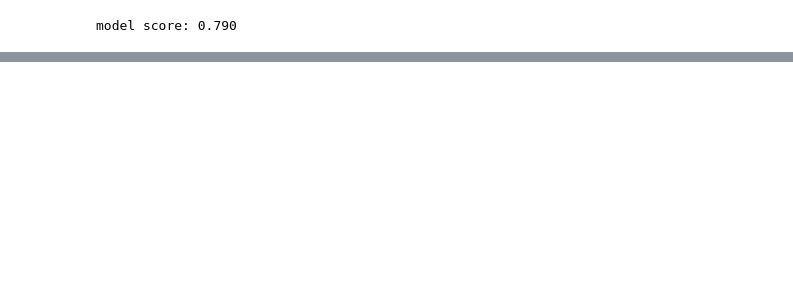
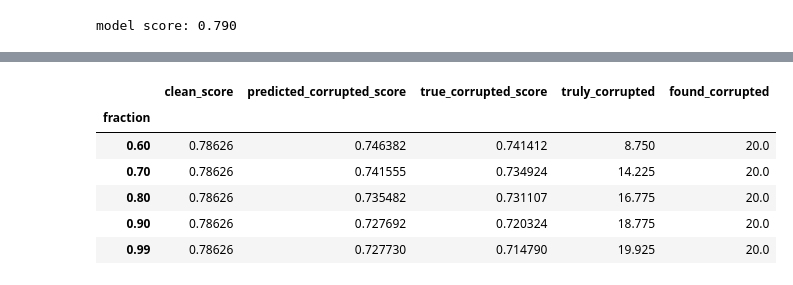
Before and after one commit to schelterlabs/jenga, a Jupyter notebook: PPP-sklearn-wrapper-example.ipynb, the cells around one changed output, grey strips where cells are left out. Drawn from its saved outputs; the diff is of its cells as text; code cells hidden in the pictures; blank space fills up the shorter version.

```diff
--- a/PPP-sklearn-wrapper-example.ipynb
+++ b/PPP-sklearn-wrapper-example.ipynb
@@ -143,0 +174,48 @@ Clean Score: 0.7862595419847328, Predicted score: 0.7707, true score 0.7634
+# %%
+corruptions = {
+#     lambda x: SwappedValues(x, ['age','fare']),
+    lambda x: Outliers(x, ['age']),
+    lambda x: Outliers(x, ['fare']),
+    lambda x: Scaling(x, ['age']),
+    lambda x: Scaling(x, ['fare']),
+}
+
+fractions = [.6, .7, .8, .9, .99]
+
+n_reps = 10
+
+results = []
+for _ in range(n_reps):
+    for corruption in corruptions:
+        for fraction in fractions:
+            corrupt = corruption(fraction)
+            X_corrupted = corrupt(X_test.copy())
+            ppp_prediction, corrupted_idx = ppp.predict_and_explain_ppp(X_corrupted,
+                                num_percentile_neighbors = 20,
+                                num_top_meta_features = 1)
+            X_corrupted['corrupted'] = X_corrupted[corrupt.columns[0]]!=X_test[corrupt.columns[0]]
+            truly_corrupted = X_corrupted.iloc[corrupted_idx]['corrupted'].sum()
+            found_corrupted = len(corrupted_idx)
+
+            results.append({
+                'fraction': fraction,
+                'corruption': corrupt.__class__,
+                'clean_score': clf.score(X_test, y_test),
+                'predicted_corrupted_score': ppp_prediction,
+                'true_corrupted_score': clf.score(X_corrupted, y_test),
+                'truly_corrupted': truly_corrupted,
+                'found_corrupted': found_corrupted
+            })
+
+results_df = pd.DataFrame(results)
+# %%
+aggregated_results = results_df.groupby('fraction').mean()
+aggregated_results
+# %% [output]
+|  | clean_score | predicted_corrupted_score | true_corrupted_score | truly_corrupted | found_corrupted |
+| fraction |  |  |  |  |  |
+| 0.60 | 0.78626 | 0.746382 | 0.741412 | 8.750 | 20.0 |
+| 0.70 | 0.78626 | 0.741555 | 0.734924 | 14.225 | 20.0 |
+| 0.80 | 0.78626 | 0.735482 | 0.731107 | 16.775 | 20.0 |
+| 0.90 | 0.78626 | 0.727692 | 0.720324 | 18.775 | 20.0 |
+| 0.99 | 0.78626 | 0.727730 | 0.714790 | 19.925 | 20.0 |
```
Also changed, not shown: parts of 9 cells of this notebook.
